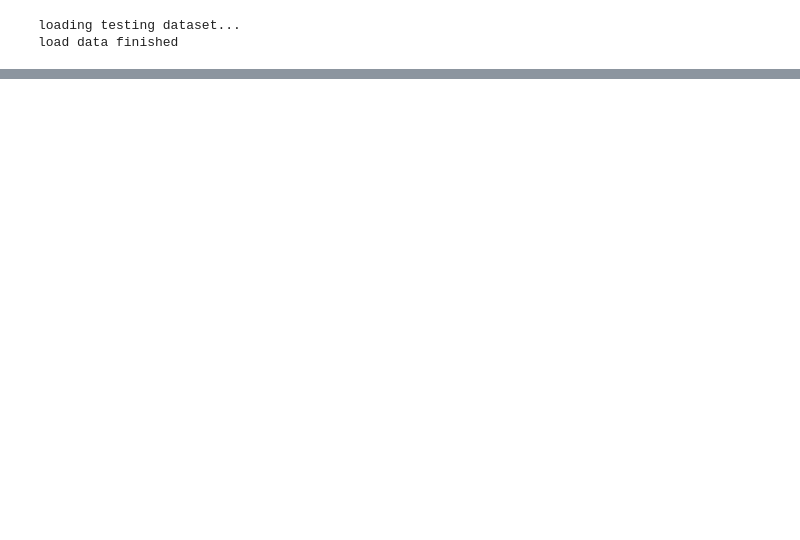
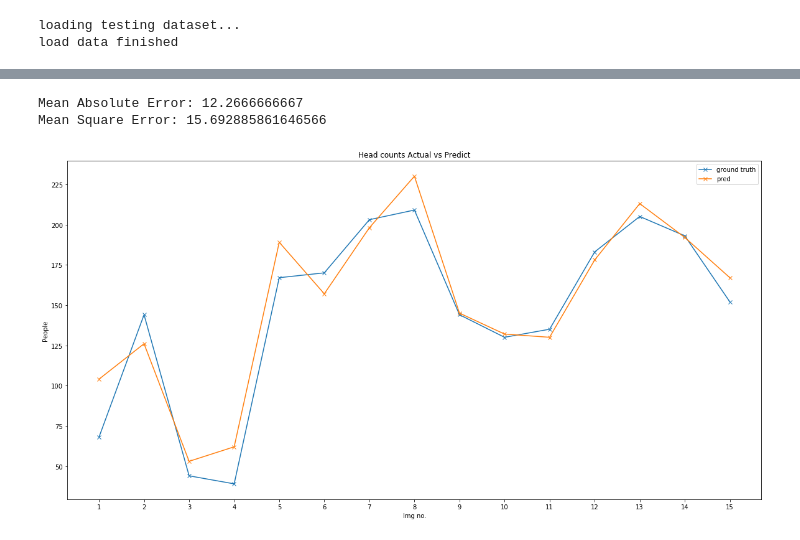
Before and after one commit to tann9949/vCanteen-crowd-estimator-keras, a Jupyter notebook: v2.ipynb, the cells around one changed output, grey strips where cells are left out. Saved outputs shown, nothing was run; the diff lists cells and outputs as text; code cells hidden in the pictures; blank space fills up the shorter version.

```diff
--- a/v2.ipynb
+++ b/v2.ipynb
@@ -65,8 +80,9 @@ def preprocess_train(img_path, gt_path):
     print('load training data finished')
     return (data, density)
 
-def get_ground_truth(path):
-    print('loading ground truth...')
+def get_ground_truth(path, verbose = 0):
+    if verbose == 1:
+        print('loading ground truth...')
     gt_names = os.listdir(path)
     gt_names.sort()
     gt = []
@@ -75,5 +91,6 @@ def get_ground_truth(path):
         mat = scipy.io.loadmat(path+file)
         gt.append(mat['image_info'][0][0][0][0][1][0][0])
         i += 1
-    print('load ground truth finished')
+    if verbose == 1:
+        print('load ground truth finished')
     return gt
@@ -260,0 +266,6 @@ Mean Square Error: 10.12916580968048
+# %%
+(pred, ground_truth) = test_model(model, ICANTEEN_TEST_GT_PATH)
+# %% [output]
+Mean Absolute Error: 12.2666666667
+Mean Square Error: 15.692885861646566
+[figure, added]
```
Also changed, not shown: parts of 16 cells of this notebook, 1 other file.
